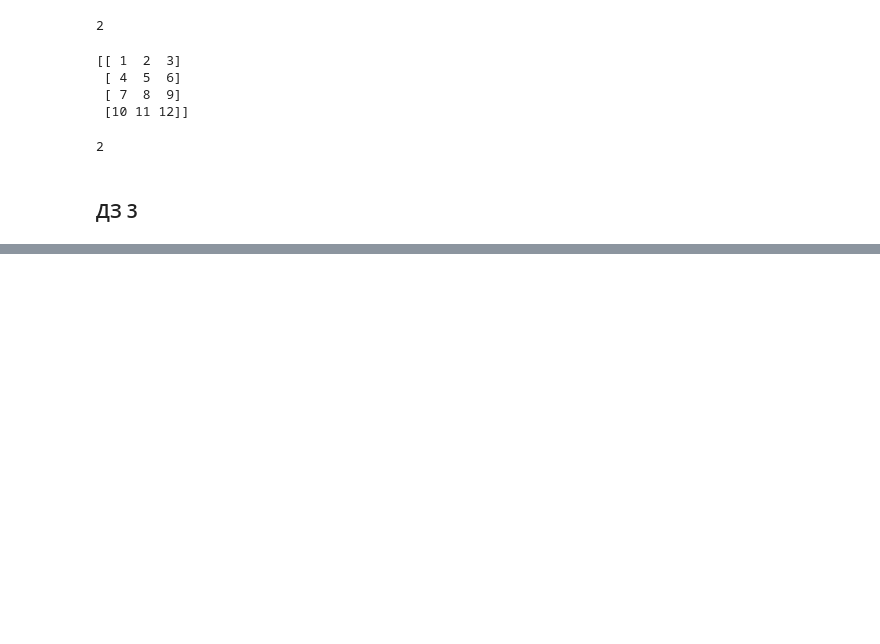
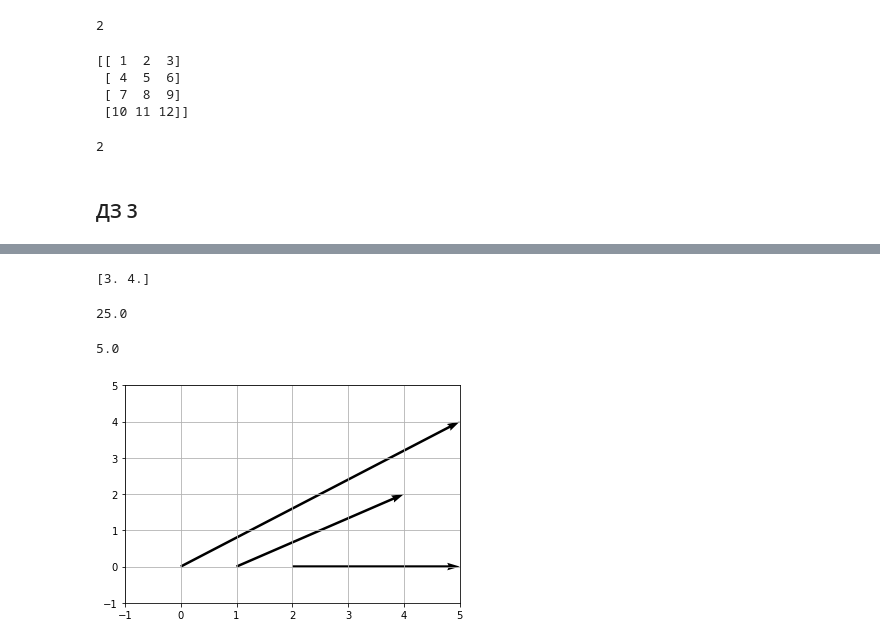
Before and after one commit to VitalyGladyshev/Math_Ess, a Jupyter notebook: Тема_5_Введение_в_линейную_алгебру_конспект.ipynb, the cells around one changed output, grey strips where cells are left out. Cells and saved outputs as stored; diff of their text form; code cells hidden in the pictures; blank space fills up the shorter version.

```diff
--- a/Тема_5_Введение_в_линейную_алгебру_конспект.ipynb
+++ b/Тема_5_Введение_в_линейную_алгебру_конспект.ipynb
@@ -261,0 +343,22 @@ np.linalg.matrix_rank(b, 0.0001)
+# %%
+print(a)
+np.dot(a, a)
+# %% [output]
+[3. 4.]
+25.0
+# %%
+np.linalg.norm(a)
+# %% [output]
+5.0
+# %%
+X, Y = np.array([0, 0, 0]), np.array([0, 0, 0])
+U, V = np.array([5, 3, 3]), np.array([4, 2, 0])
+
+plt.quiver(U, V, angles='xy', scale_units='xy', scale=1)
+
+plt.xlim(-1, 5)
+plt.ylim(-1, 5)
+plt.grid(True)
+plt.show()
+# %% [output]
+[figure, added]
```
Also changed, not shown: parts of 26 cells of this notebook.
